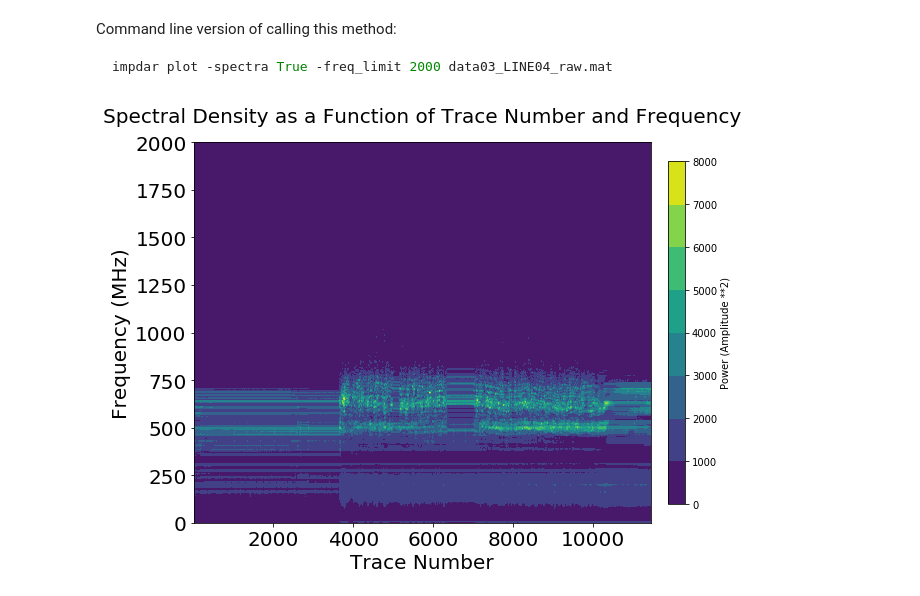
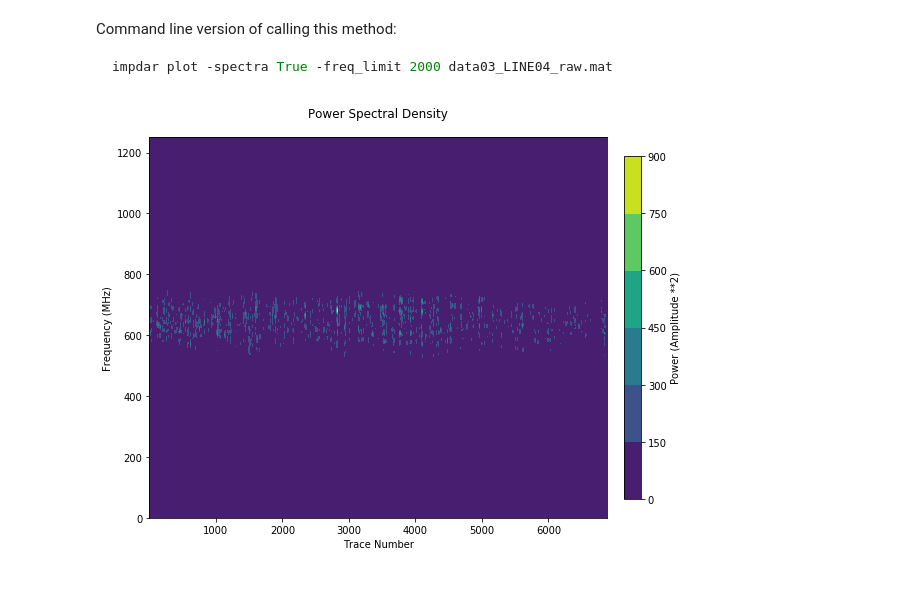
Before and after one commit to Jakidxav/ImpDAR_tutorials, a Jupyter notebook: specdense/impdar_specdense.ipynb, the cells around one changed output. Drawn from its saved outputs; the diff is of its cells as text; code cells hidden in the pictures.

````diff
--- a/specdense/impdar_specdense.ipynb
+++ b/specdense/impdar_specdense.ipynb
@@ -13,15 +18,8 @@ from impdar import *
 # %%
 #example files on disk
-scg_file = '../data/data03_LINE04_raw.mat'
-scg_image_file = '../images/data03_LINE04_raw.png'
-
+scg_file = '../data/data03_LINE04.mat'
 herc_file = '../data/HDGridE_x53_raw.mat'
-herc_image_file = '../images/HDGridE_x53_raw.png'
 
 #load files
-scg_mat = io.loadmat(scg_file)
-herc_mat = io.loadmat(herc_file)
-
-#select just the 'data' attribute
-scg = scg_mat['data']
-herc = herc_mat['data']
+scg_mat = load.load('mat', scg_file)[0]
+herc_mat = load.load('mat', herc_file)[0]
@@ -153,7 +86,7 @@ Command line version of calling this method:
 impdar plot -spectra True -freq_limit 2000 data03_LINE04_raw.mat
 ```
 # %%
-fig = specdense(scgdat, 2000, window='hanning')
+fig = plot.plot_spectrogram(scg_mat, freq_limit=(0, 1250), window='hanning')
 plt.show()
 # %% [output]
-[figure, old version]
+[figure, new version]
````
Also changed, not shown: parts of 24 cells of this notebook, 1 other file.
